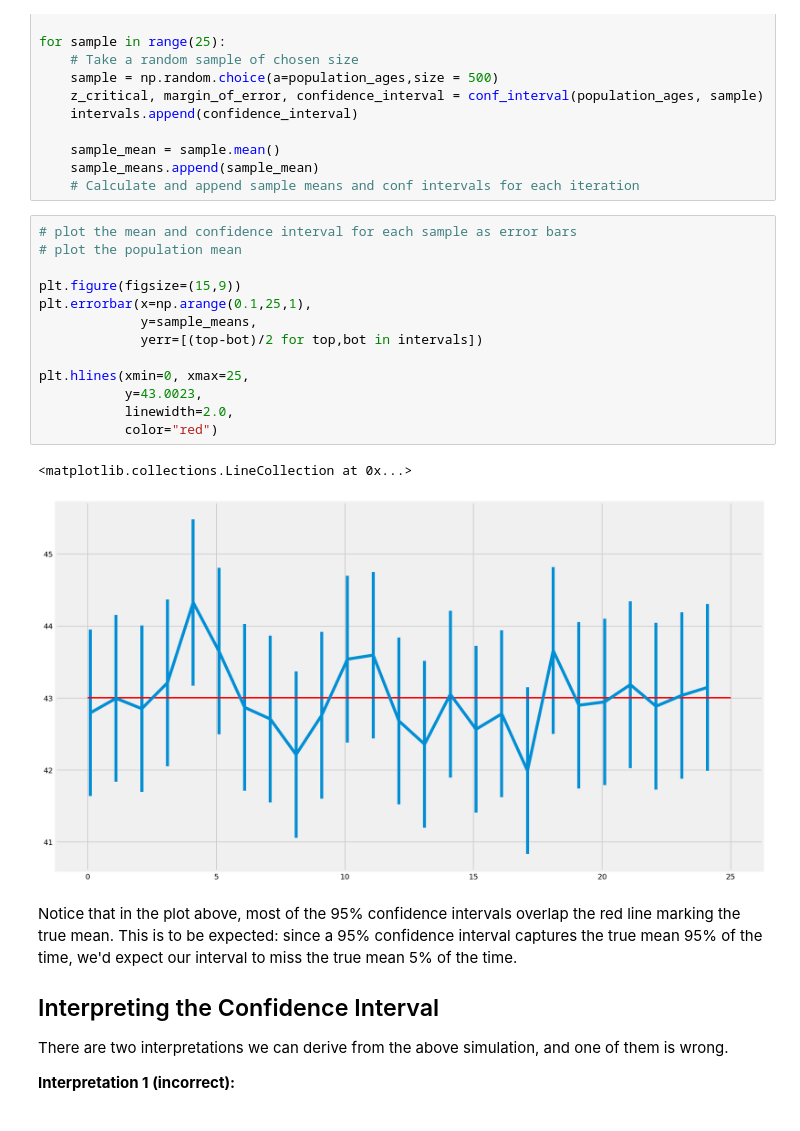
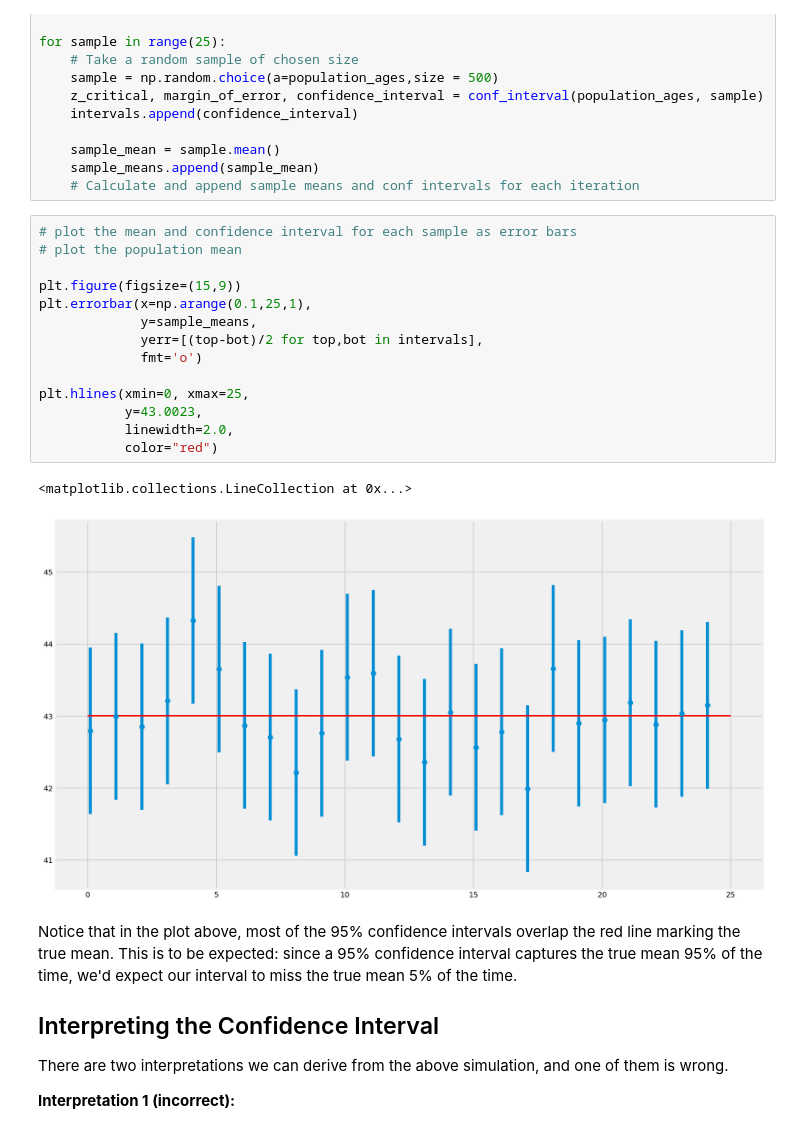
Before and after one commit to jmt0221/dsc-confidence-intervals-lab-nyc-ds-082619, a Jupyter notebook: index.ipynb, the cells around one changed output. Cells and saved outputs as stored; diff of their text form.

```diff
--- a/index.ipynb
+++ b/index.ipynb
@@ -265,19 +265,20 @@ for sample in range(25):
 # %%
 # plot the mean and confidence interval for each sample as error bars
 # plot the population mean
 
 plt.figure(figsize=(15,9))
 plt.errorbar(x=np.arange(0.1,25,1),
              y=sample_means,
-             yerr=[(top-bot)/2 for top,bot in intervals])
+             yerr=[(top-bot)/2 for top,bot in intervals],
+             fmt='o')
 
 plt.hlines(xmin=0, xmax=25,
            y=43.0023,
            linewidth=2.0,
            color="red")
 # %% [output]
 <matplotlib.collections.LineCollection at 0x...>
-[figure, old version]
+[figure, new version]
 # %% [markdown]
 Notice that in the plot above, most of the 95% confidence intervals overlap the red line marking the true mean. This is to be expected: since a 95% confidence interval captures the true mean 95% of the time, we'd expect our interval to miss the true mean 5% of the time.
 
```
